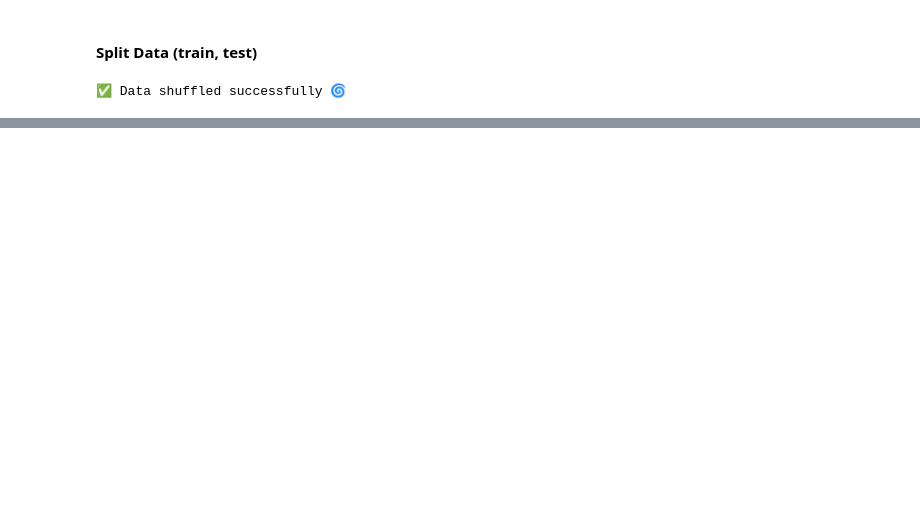
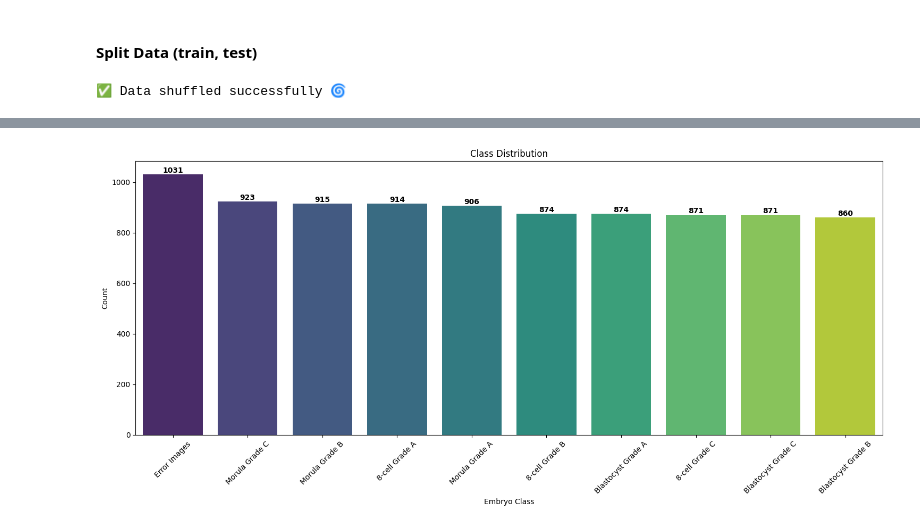
Before and after one commit to revanth-kumar-01-ai/360DigitMG-Training-Phase, a Jupyter notebook: Embryo-Project-Deeplearning/research/02.Data_Preprocessing.ipynb, the cells around one changed output, grey strips where cells are left out. Cells and saved outputs as stored; diff of their text form; code cells hidden in the pictures; blank space fills up the shorter version.

```diff
--- a/Embryo-Project-Deeplearning/research/02.Data_Preprocessing.ipynb
+++ b/Embryo-Project-Deeplearning/research/02.Data_Preprocessing.ipynb
@@ -379 +429,26 @@ ImagePrePreprocessingData.RadomVisual(indices)
+# %%
+# classes counts after remove the duplicate and blank image then Corrupted image
+
+classes = pd.DataFrame({'Labels': clean_labels})
+
+label_counts = classes['Labels'].value_counts().reset_index()
+label_counts.columns = ['Label', 'Count']
+
+plt.figure(figsize=(15, 7))
+plot = sns.barplot(x='Label', y='Count', data=label_counts, palette='viridis')
+
+# 💬 Add count on top of bars
+for bar in plot.patches:
+    plot.annotate(format(bar.get_height(), '.0f'),
+                  (bar.get_x() + bar.get_width() / 2, bar.get_height()),
+                  ha='center', va='bottom', fontsize=10, fontweight='bold')
+
+plt.xticks(rotation=45)
+plt.title("Class Distribution")
+plt.xlabel("Embryo Class")
+plt.ylabel("Count")
+plt.tight_layout()
+plt.show()
+# %% [output]
+[figure, added]
 # %%
```
Also changed, not shown: parts of 13 cells of this notebook, 2 other files.
